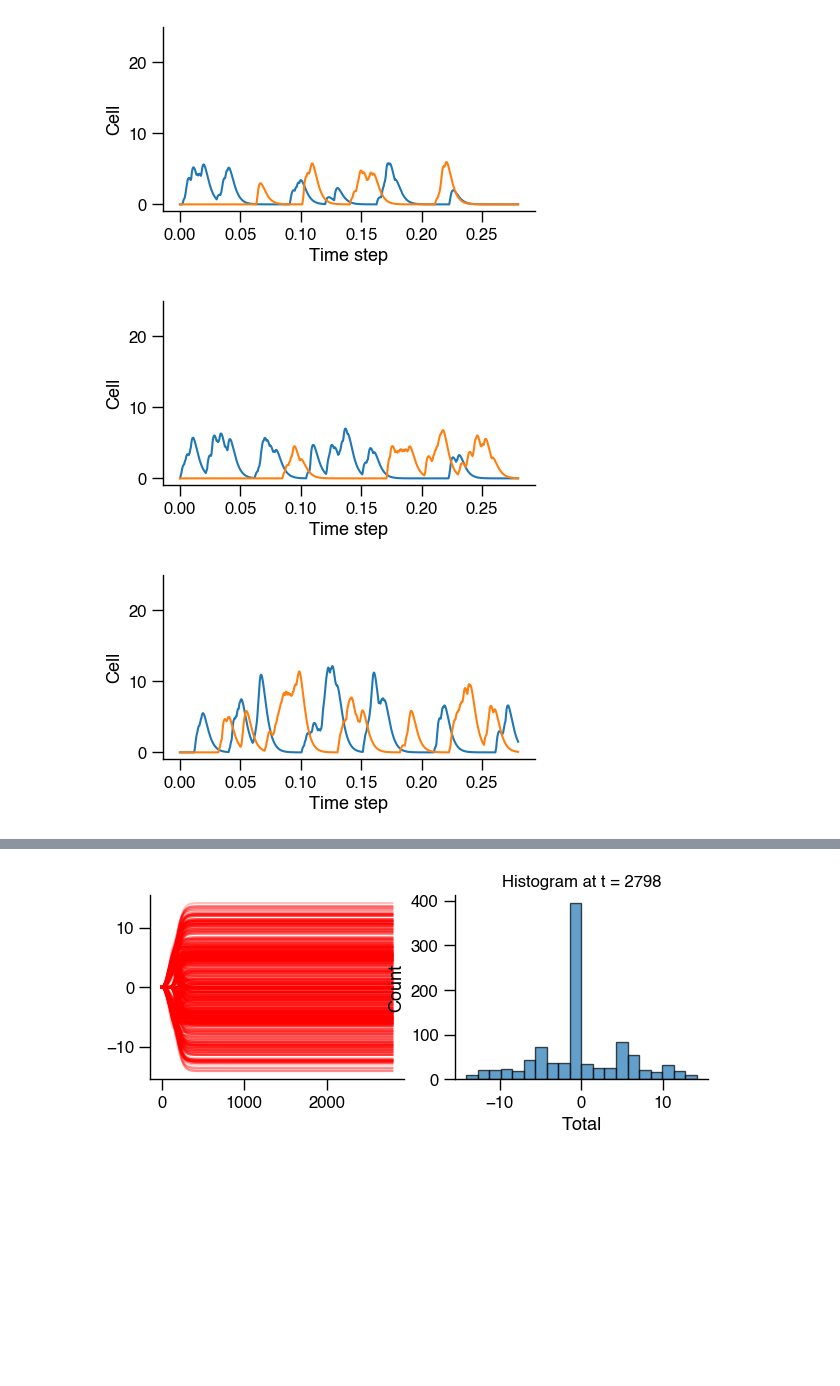
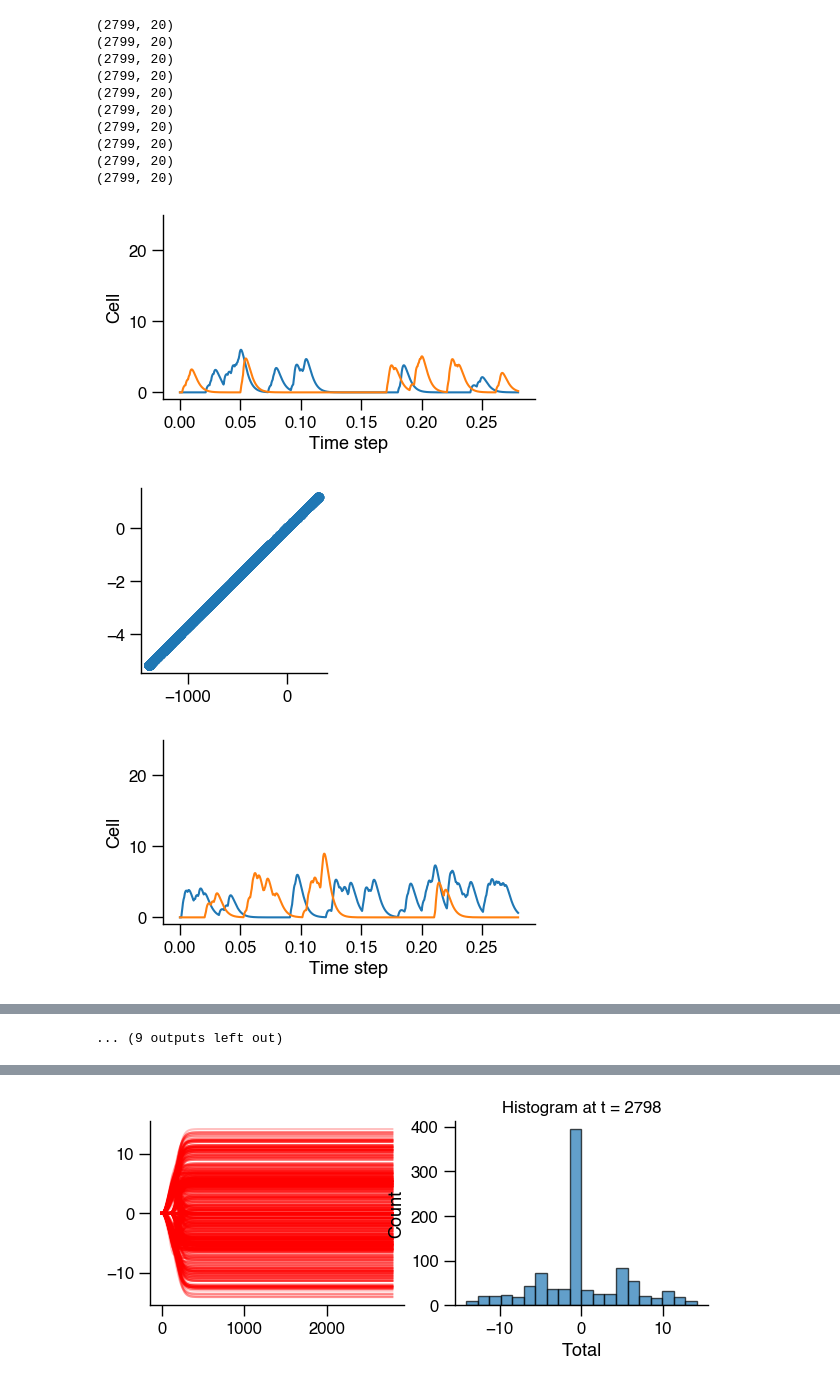
Before and after one commit to davidgbe/automated_plasticity_discovery, a Jupyter notebook: integrator_inputs_graphs.ipynb, the cells around one changed output, grey strips where cells are left out. Cells and saved outputs as stored; diff of their text form; code cells hidden in the pictures; blank space fills up the shorter version.

```diff
--- a/integrator_inputs_graphs.ipynb
+++ b/integrator_inputs_graphs.ipynb
@@ -54,23 +57,50 @@ def gen_input_1(index):
         elif input_flag == 1:
             input_block = np.repeat(np.random.poisson(lam=input_rate_for_trial * dt, size=(input_block_timesteps, 1)), n_e_side, axis=1)
             input_spks[k : k + input_block_timesteps, n_e_side : 2 * n_e_side] = input_block
-    return poisson_arrivals_to_inputs(input_spks, 3e-3)
+    filtered_input_to_sum_per_neuron = poisson_arrivals_to_inputs(input_spks, 3e-3)
+    filtered_input_to_sum = filtered_input_to_sum_per_neuron[:, n_e_side:2 * n_e_side].sum(axis=1) - filtered_input_to_sum_per_neuron[:, :n_e_side].sum(axis=1)
+    running_input_sums = np.zeros_like(filtered_input_to_sum)
+    for j in range(len(running_input_sums)):
+        if j > 0:
+            running_input_sums[j] += running_input_sums[j-1]
+            running_input_sums[j] += filtered_input_to_sum[j]
+
+    return filtered_input_to_sum_per_neuron, running_input_sums / max_input_len
 # %%
 for i in range(10):
     scale = 0.6
     fig, axes = plt.subplots(1, 1, figsize=(8 * scale, 4 * scale))
 
-    inputs = gen_input_1(i)
+    inputs, targets = gen_input_1(i)
+
+    print(inputs.shape)
     axes.plot(np.arange(inputs.shape[0]) * dt, inputs[:, 0])
     axes.plot(np.arange(inputs.shape[0]) * dt, inputs[:, 10])
 
     axes.set_ylim(-1, 25)
 
     axes.set_xlabel('Time step')
     axes.set_ylabel('Cell')
 
     format_plot(axes)
+
+    scale = 0.6
+    fig, axes = plt.subplots(1, 1, figsize=(4 * scale, 4 * scale))
+
+    axes.scatter(-np.cumsum(inputs, axis=0)[:, 0] + np.cumsum(inputs, axis=0)[:, 10], targets)
+
+    format_plot(axes)
 # %% [output]
+(2799, 20)
+(2799, 20)
+(2799, 20)
+(2799, 20)
+(2799, 20)
+(2799, 20)
+(2799, 20)
+(2799, 20)
+(2799, 20)
+(2799, 20)
-[figure, old version]
+[figure, new version]
-[figure, old version]
+[figure, new version]
-[figure, old version]
+[figure, new version]
@@ -84,3 +115,4 @@ for i in range(10):
+... (9 outputs left out)
 # %%
 def gen_input_2(index):
     input_len = int((index + 1) / (BATCH_SIZE + 1) * max_input_len)
```
Also changed, not shown: parts of 8 cells of this notebook, 1 other file.
